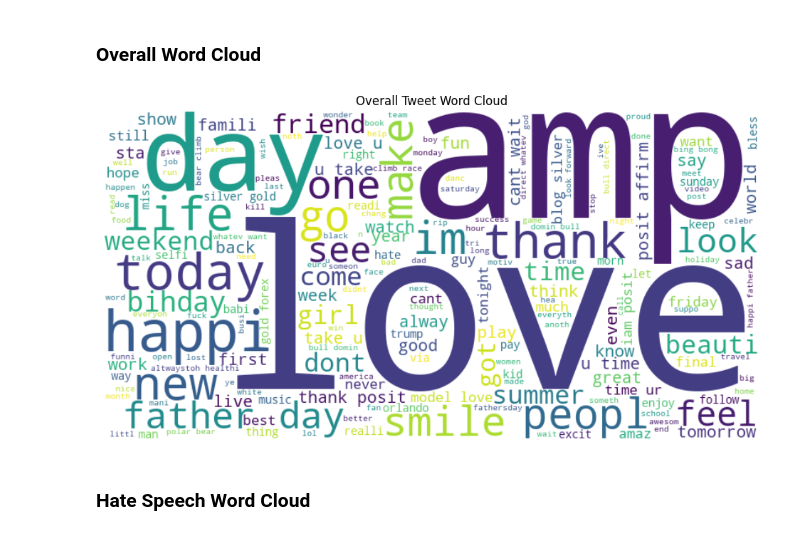
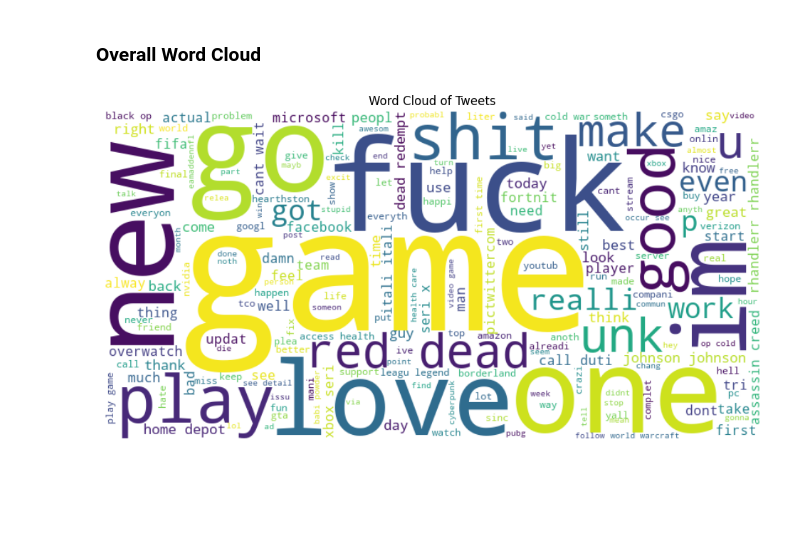
Before and after one commit to piyush1723/Social-Media-Sentiment-Trend-Analysis-, a Jupyter notebook: notebooks/07_Trend_Analysis.ipynb, the cells around one changed output. Cells and saved outputs as stored; diff of their text form; code cells hidden in the pictures; blank space fills up the shorter version.

```diff
--- a/notebooks/07_Trend_Analysis.ipynb
+++ b/notebooks/07_Trend_Analysis.ipynb
@@ -1,7 +1,9 @@
 # %%
 import pandas as pd
+df = pd.read_csv("../data/processed/clean_twitter_training.csv")
 
-df = pd.read_csv("../data/processed/clean_twitter.csv")
+df['clean_tweet'].isna().sum()
+df = df.dropna(subset=['clean_tweet'])
 
 df.head()
 # %% [output]
@@ -185,21 +209,17 @@ normal_words
 # %%
 from wordcloud import WordCloud
 import matplotlib.pyplot as plt
-
-text = " ".join(df['clean_tweet'])
 
 wordcloud = WordCloud(
     width=800,
     height=400,
     background_color='white'
-).generate(text)
+).generate(all_words)
 
 plt.figure(figsize=(12,6))
 plt.imshow(wordcloud, interpolation='bilinear')
-plt.axis("off")
-plt.title("Overall Tweet Word Cloud")
+plt.axis('off')
+plt.title("Word Cloud of Tweets")
 plt.show()
 # %% [output]
-[figure, old version]
+[figure, new version]
-# %% [markdown]
-### Hate Speech Word Cloud
```
Also changed, not shown: parts of 25 cells of this notebook.
